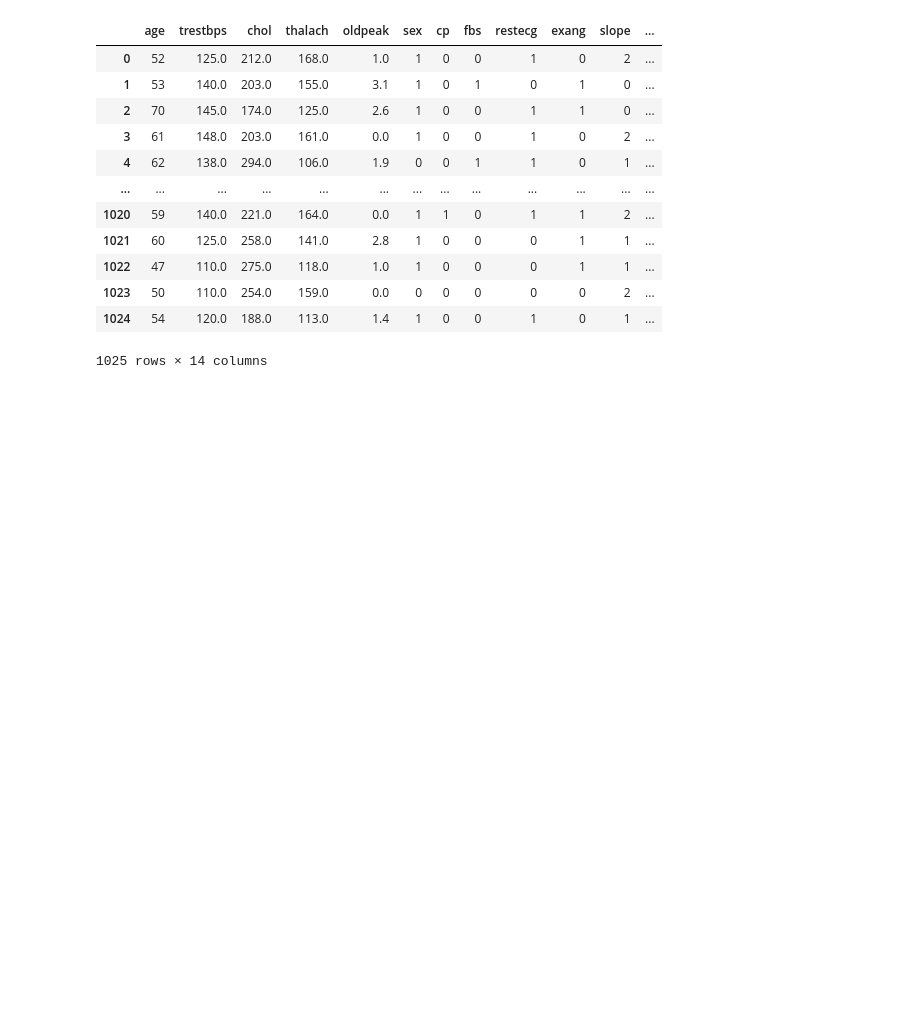
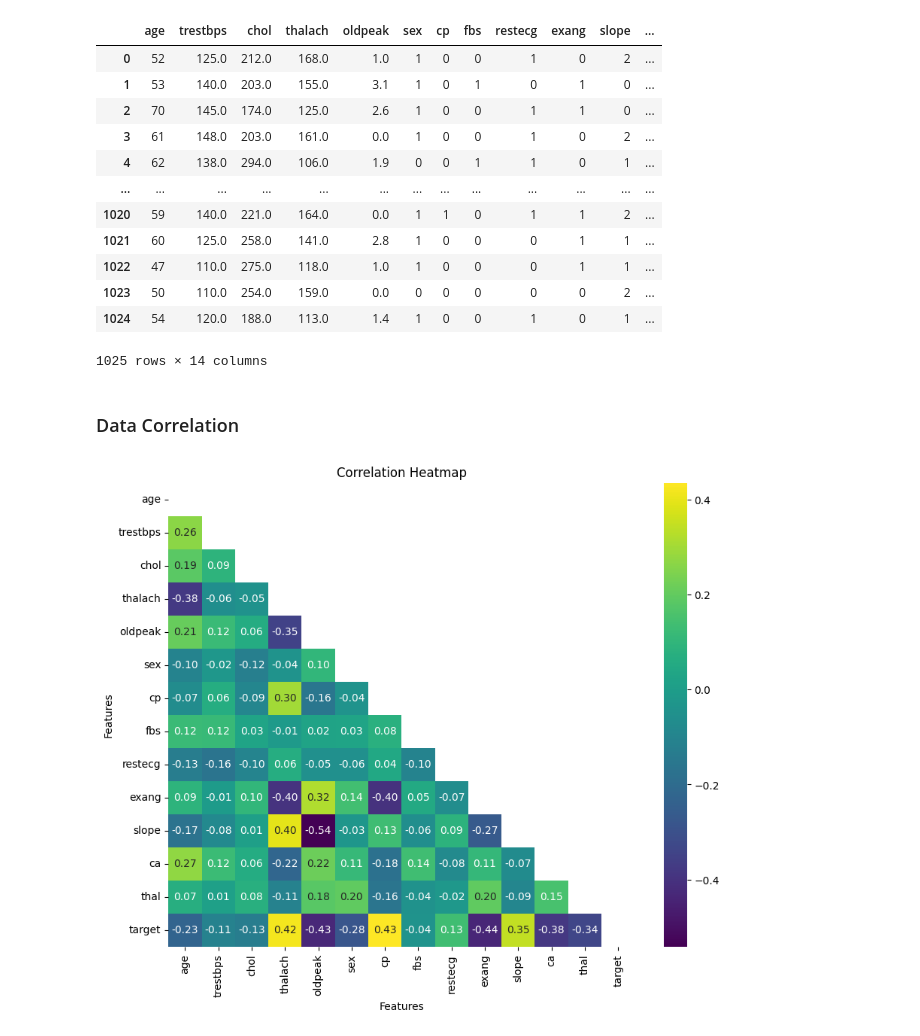
Before and after one commit to karhong-sam/project-wqd7003-ds-analysis, a Jupyter notebook: albert_EDA_trial.ipynb, the cells around one changed output. Cells and saved outputs as stored; diff of their text form; code cells hidden in the pictures; blank space fills up the shorter version.

Commit message:
Added Data Correlation part.

```diff
--- a/albert_EDA_trial.ipynb
+++ b/albert_EDA_trial.ipynb
@@ -261,3 +261,27 @@ clean_df
 | 1023 | 50 | 110.0 | 254.0 | 159.0 | 0.0 | 0 | 0 | 0 | 0 | 0 | 2 | ... |
 | 1024 | 54 | 120.0 | 188.0 | 113.0 | 1.4 | 1 | 0 | 0 | 1 | 0 | 1 | ... |
 1025 rows × 14 columns
+# %% [markdown]
+### Data Correlation
+# %%
+# Create a copy of the DataFrame for correlation
+df_corr = clean_df.copy()
+df_corr = df_corr.corr()
+
+# Create a mask to hide the upper triangle of the heatmap
+mask = np.triu(np.ones_like(df_corr, dtype=bool))
+df_corr[mask] = np.nan
+
+# Create a heatmap using seaborn
+fig, ax = plt.subplots(figsize=(10, 8))
+sns.heatmap(df_corr, mask=mask, annot=True, fmt=".2f", cmap="viridis", cbar=True, ax=ax)
+
+# Set the title and axis labels
+ax.set_title("Correlation Heatmap")
+ax.set_xlabel("Features")
+ax.set_ylabel("Features")
+
+# Show the plot
+plt.show()
+# %% [output]
+[figure, added]
```
Also changed, not shown: parts of 12 cells of this notebook.
